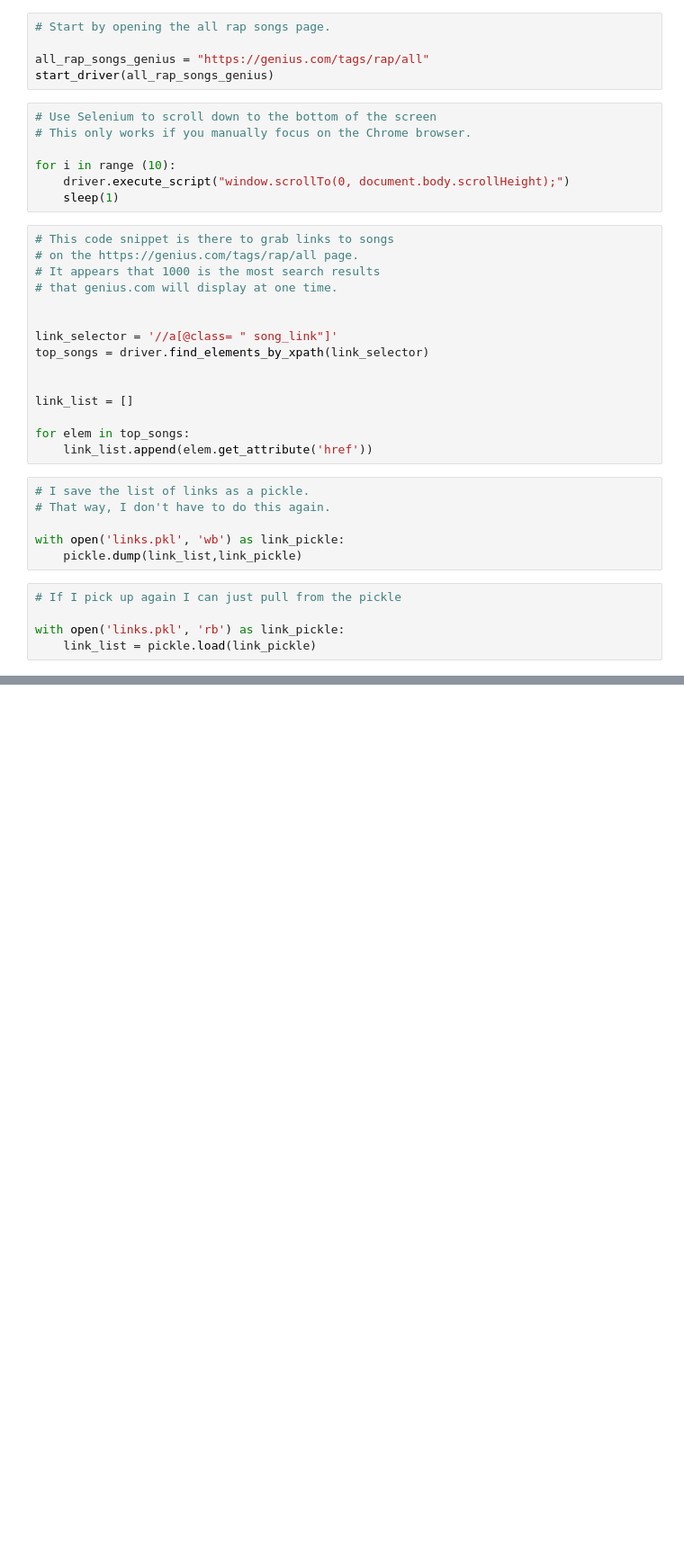
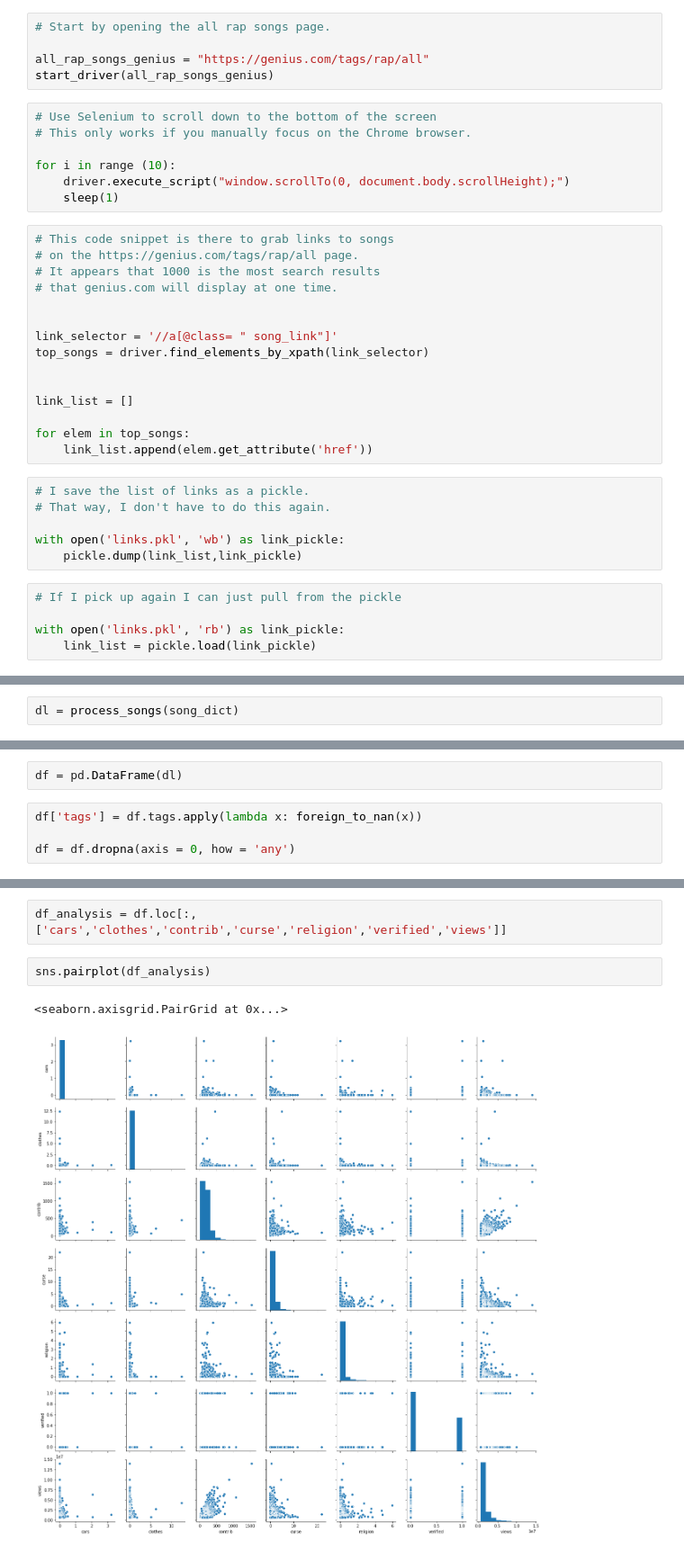
Before and after one commit to natdennett/luther, a Jupyter notebook: natdennett_luther.ipynb, the cells around one changed output, grey strips where cells are left out. Shown at 90% size. Cells and saved outputs as stored; diff of their text form; blank space fills up the shorter version.

Commit message:
processed the song data

```diff
--- a/natdennett_luther.ipynb
+++ b/natdennett_luther.ipynb
@@ -252,0 +302,2 @@ soup = BeautifulSoup(html)
+# %%
+dl = process_songs(song_dict)
@@ -252,0 +308,6 @@ soup = BeautifulSoup(html)
+# %%
+df = pd.DataFrame(dl)
+# %%
+df['tags'] = df.tags.apply(lambda x: foreign_to_nan(x))
+
+df = df.dropna(axis = 0, how = 'any')
@@ -252,0 +357,7 @@ soup = BeautifulSoup(html)
+# %%
+df_analysis = df.loc[:,['cars','clothes','contrib','curse','religion','verified','views']]
+# %%
+sns.pairplot(df_analysis)
+# %% [output]
+<seaborn.axisgrid.PairGrid at 0x...>
+[figure, added]
```
Also changed, not shown: parts of 42 cells of this notebook, 2 other files.
